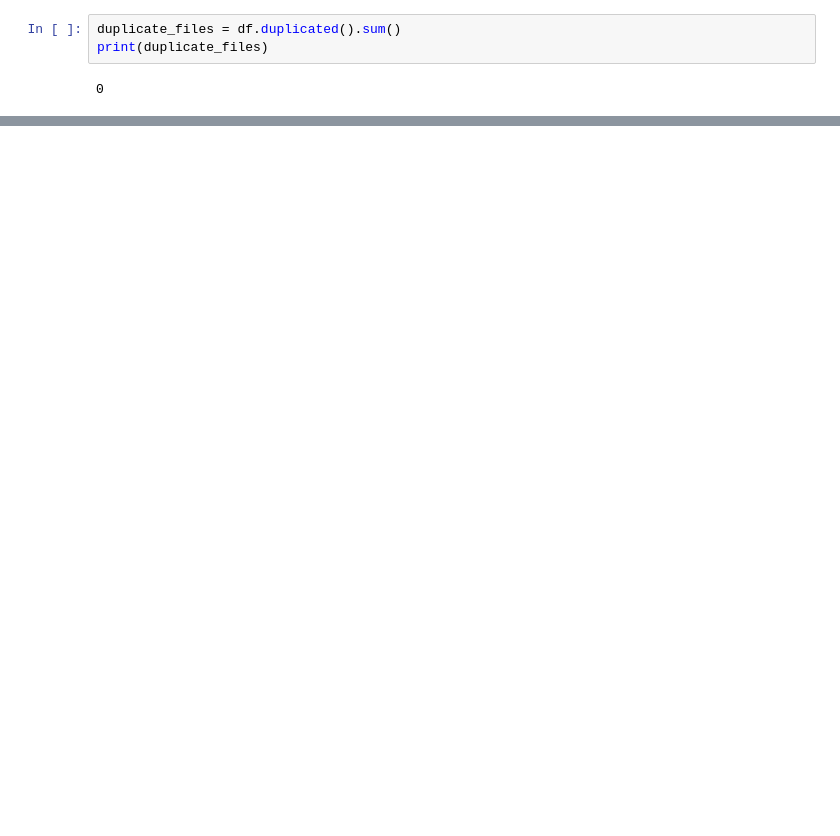
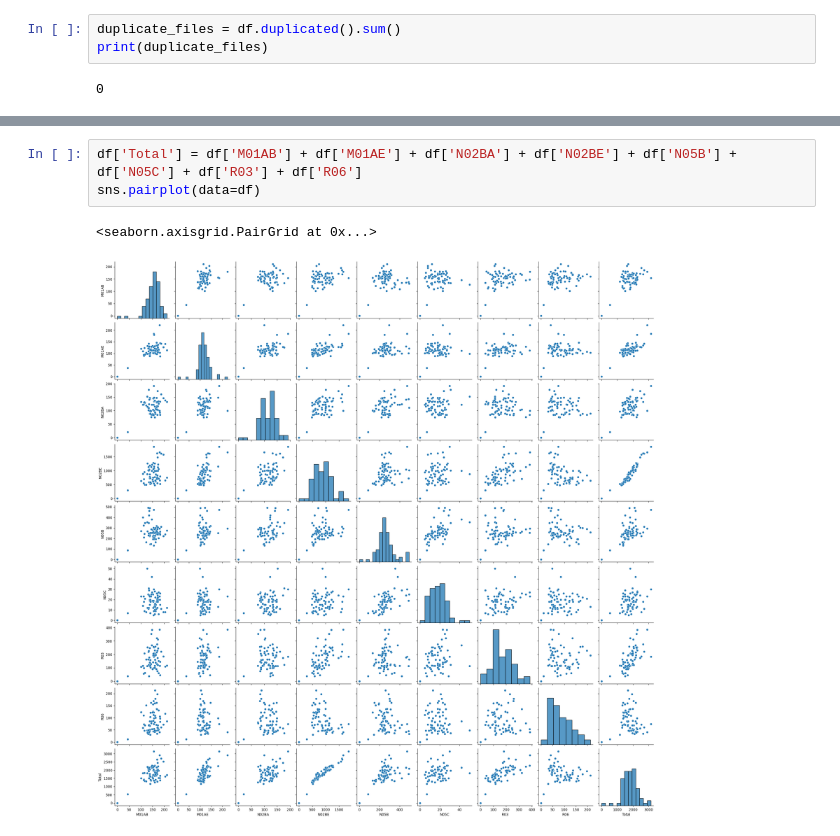
Before and after one commit to vishhaaal/data-analysis1, a Jupyter notebook: analysis.ipynb, the cells around one changed output, grey strips where cells are left out. Drawn from its saved outputs; the diff is of its cells as text; blank space fills up the shorter version.

```diff
--- a/analysis.ipynb
+++ b/analysis.ipynb
@@ -134,0 +128,6 @@ plt.show
+# %%
+df['Total'] = df['M01AB'] + df['M01AE'] + df['N02BA'] + df['N02BE'] + df['N05B'] + df['N05C'] + df['R03'] + df['R06']
+sns.pairplot(data=df)
+# %% [output]
+<seaborn.axisgrid.PairGrid at 0x...>
+[figure, added]
```
Also changed, not shown: parts of 7 cells of this notebook.
